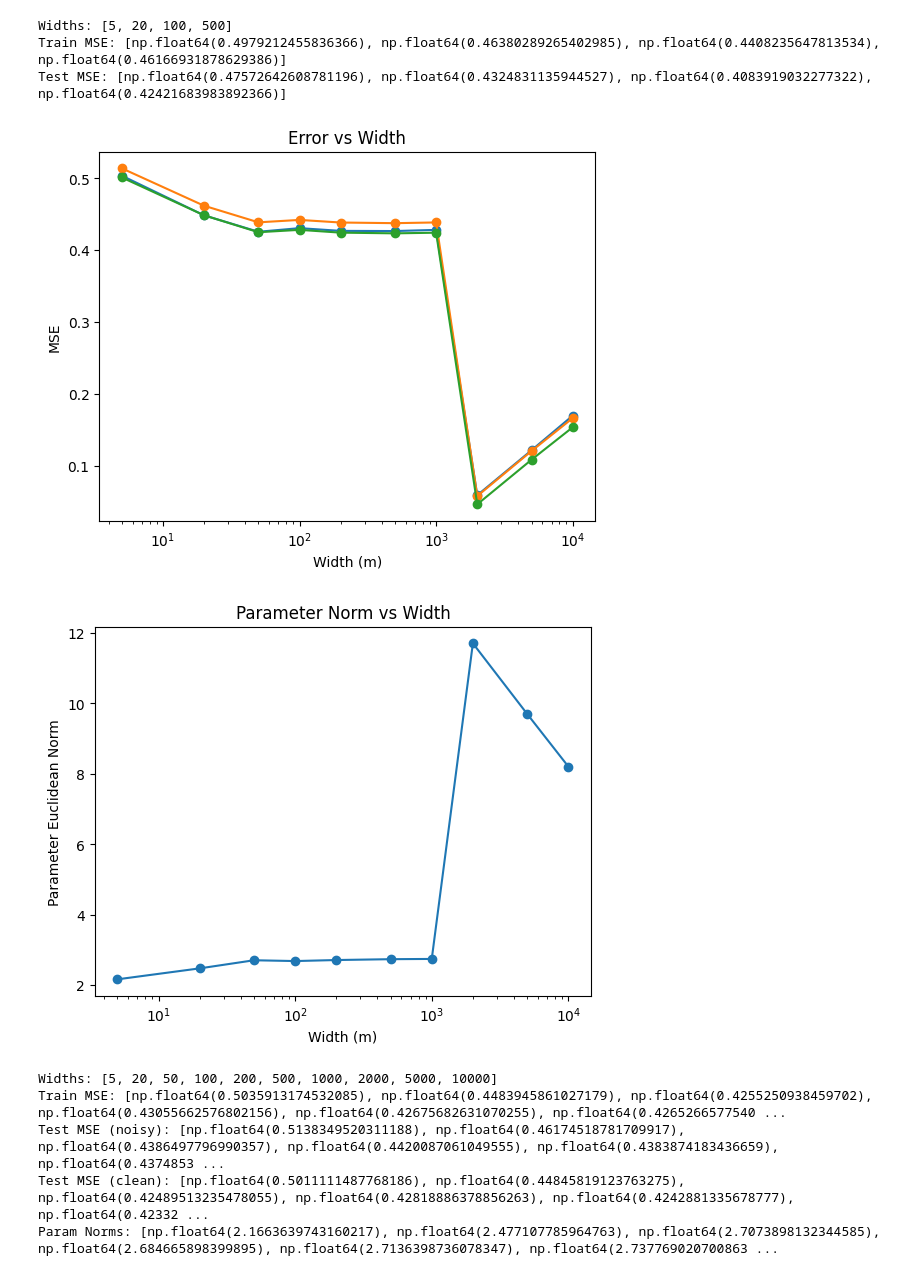
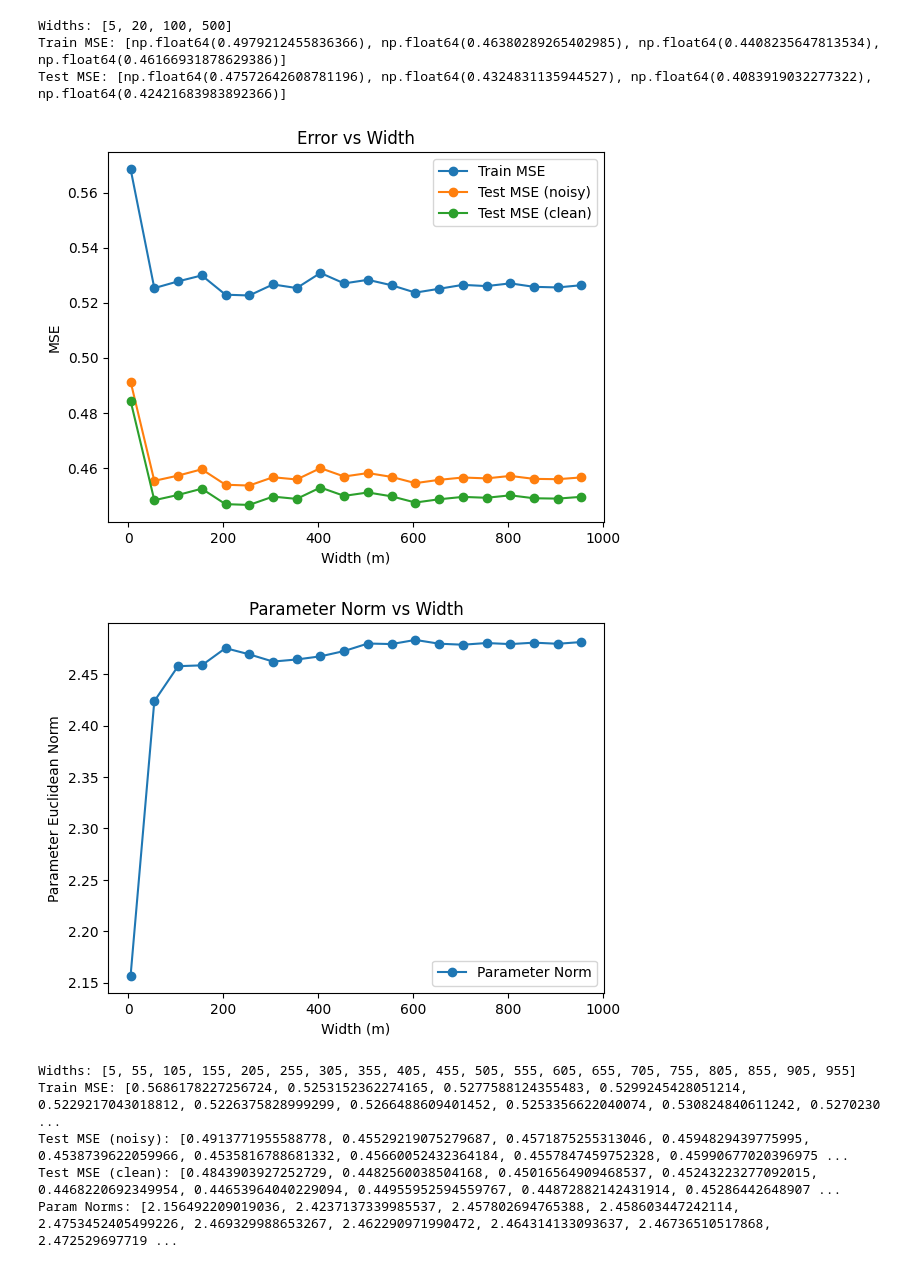
Before and after one commit to qndo1/math216B, a Jupyter notebook: HW2/p1.ipynb, the cells around one changed output. Cells and saved outputs as stored; diff of their text form; code cells hidden in the pictures.

```diff
--- a/HW2/p1.ipynb
+++ b/HW2/p1.ipynb
@@ -83,13 +83,13 @@ import matplotlib.pyplot as plt
 from sklearn.neural_network import MLPRegressor
 from sklearn.metrics import mean_squared_error
 
-rng = np.random.default_rng(0)
+rng = np.random.default_rng(10)
 
 def f(x):
     return np.sin(4 * np.pi * x)
 
 # Data
-n_train = 100
+n_train = 50
 n_test = 1000
 noise_std = 0.1
 
@@ -101,19 +101,20 @@ X_test = rng.uniform(0, 1, size=(n_test, 1))
 y_test_clean = f(X_test[:, 0])
 y_test_noisy = y_test_clean + rng.normal(0, noise_std, size=n_test)
 
-widths = [5, 20, 50, 100, 200, 500, 1000, 2000, 5000, 10000]
+widths = list(range(5, 1001, 50))
 n_repeats = 5
 
 results = {m: {"train": [], "test_noisy": [], "test_clean": [], "norm": []} for m in widths}
+models = {}
 
 for m in widths:
     for rep in range(n_repeats):
         model = MLPRegressor(
             hidden_layer_sizes=(m,),
             activation="relu",
-            solver="adam",
+            solver="sgd",
             alpha=0.0,
-            max_iter=5000,
+            max_iter=500_000,
             random_state=rep,
         )
         model.fit(X_train, y_train)
@@ -135,43 +136,47 @@ for m in widths:
         results[m]["test_noisy"].append(test_noisy_err)
         results[m]["test_clean"].append(test_clean_err)
         results[m]["norm"].append(param_norm)
 
+        models[m] = model
+
 # Aggregate means
 train_means = [np.mean(results[m]["train"]) for m in widths]
 test_noisy_means = [np.mean(results[m]["test_noisy"]) for m in widths]
 test_clean_means = [np.mean(results[m]["test_clean"]) for m in widths]
 norm_means = [np.mean(results[m]["norm"]) for m in widths]
 
 # Plot errors vs width
 plt.figure()
-plt.plot(widths, train_means, marker='o')
-plt.plot(widths, test_noisy_means, marker='o')
-plt.plot(widths, test_clean_means, marker='o')
-plt.xscale("log")
+plt.plot(widths, train_means, marker='o', label='Train MSE')
+plt.plot(widths, test_noisy_means, marker='o', label='Test MSE (noisy)')
+plt.plot(widths, test_clean_means, marker='o', label='Test MSE (clean)')
+# plt.xscale("log")
 plt.xlabel("Width (m)")
 plt.ylabel("MSE")
 plt.title("Error vs Width")
+plt.legend()
 plt.show()
 
 # Plot parameter norm vs width
 plt.figure()
-plt.plot(widths, norm_means, marker='o')
-plt.xscale("log")
+plt.plot(widths, norm_means, marker='o', label='Parameter Norm')
+# plt.xscale("log")
 plt.xlabel("Width (m)")
 plt.ylabel("Parameter Euclidean Norm")
 plt.title("Parameter Norm vs Width")
+plt.legend()
 plt.show()
 
 print("Widths:", widths)
 print("Train MSE:", train_means)
 print("Test MSE (noisy):", test_noisy_means)
 print("Test MSE (clean):", test_clean_means)
 print("Param Norms:", norm_means)
 # %% [output]
-[figure, old version]
+[figure, new version]
-[figure, old version]
+[figure, new version]
-Widths: [5, 20, 50, 100, 200, 500, 1000, 2000, 5000, 10000]
-Train MSE: [np.float64(0.5035913174532085), np.float64(0.4483945861027179), np.float64(0.4255250938459702), np.float64(0.43055662576802156), np.float64(0.42675682631070255), np.float64(0.4265266577540 ...
-Test MSE (noisy): [np.float64(0.5138349520311188), np.float64(0.46174518781709917), np.float64(0.4386497796990357), np.float64(0.4420087061049555), np.float64(0.4383874183436659), np.float64(0.4374853 ...
-Test MSE (clean): [np.float64(0.5011111487768186), np.float64(0.44845819123763275), np.float64(0.42489513235478055), np.float64(0.42818886378856263), np.float64(0.4242881335678777), np.float64(0.42332 ...
-Param Norms: [np.float64(2.1663639743160217), np.float64(2.477107785964763), np.float64(2.7073898132344585), np.float64(2.684665898399895), np.float64(2.7136398736078347), np.float64(2.737769020700863 ...
+Widths: [5, 55, 105, 155, 205, 255, 305, 355, 405, 455, 505, 555, 605, 655, 705, 755, 805, 855, 905, 955]
+Train MSE: [0.5686178227256724, 0.5253152362274165, 0.5277588124355483, 0.5299245428051214, 0.5229217043018812, 0.5226375828999299, 0.5266488609401452, 0.5253356622040074, 0.530824840611242, 0.5270230 ...
+Test MSE (noisy): [0.4913771955588778, 0.45529219075279687, 0.4571875255313046, 0.4594829439775995, 0.4538739622059966, 0.4535816788681332, 0.45660052432364184, 0.4557847459752328, 0.45990677020396975 ...
+Test MSE (clean): [0.4843903927252729, 0.4482560038504168, 0.45016564909468537, 0.45243223277092015, 0.4468220692349954, 0.44653964040229094, 0.44955952594559767, 0.44872882142431914, 0.45286442648907 ...
+Param Norms: [2.156492209019036, 2.4237137339985537, 2.457802694765388, 2.458603447242114, 2.4753452405499226, 2.469329988653267, 2.462290971990472, 2.464314133093637, 2.46736510517868, 2.472529697719 ...
```
Also changed, not shown: parts of 3 cells of this notebook, 4 other files.
